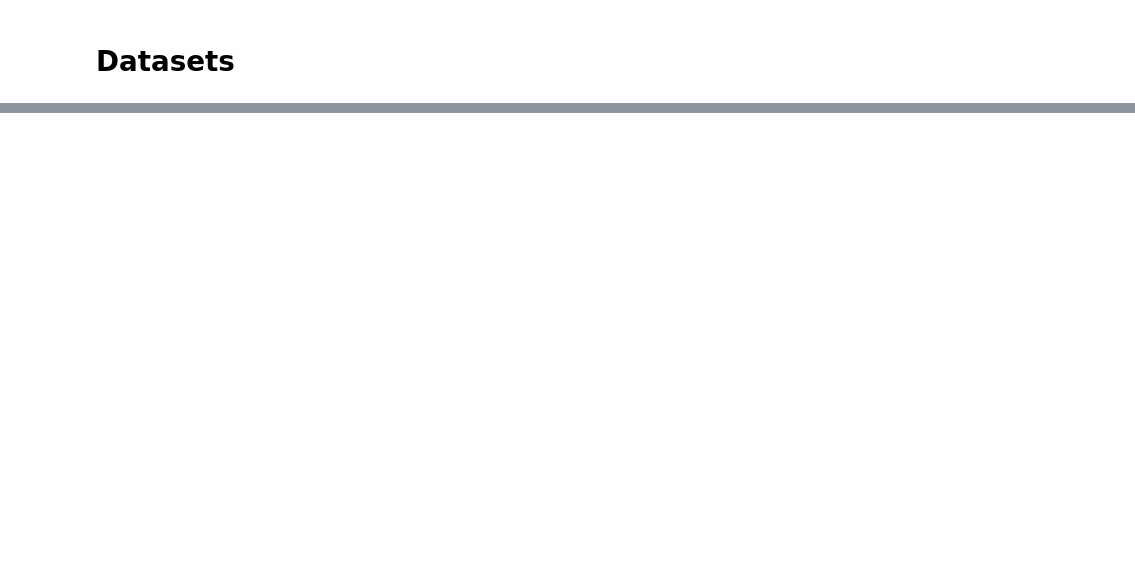
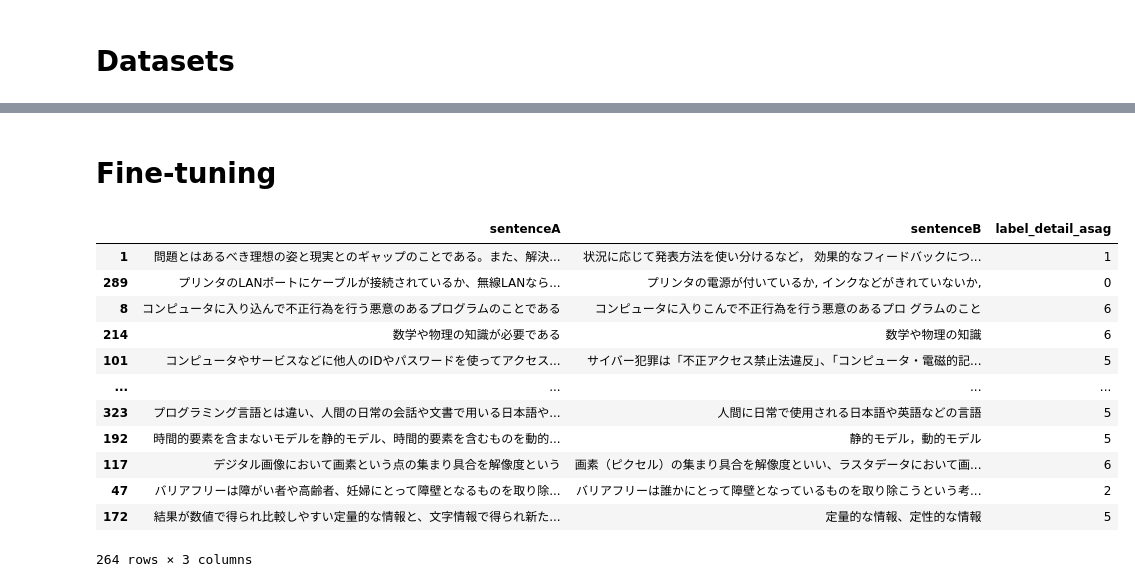
Before and after one commit to kyaoNK/bert_asag, a Jupyter notebook: BERT_ASAG.ipynb, the cells around one changed output, grey strips where cells are left out. Drawn from its saved outputs; the diff is of its cells as text; code cells hidden in the pictures; blank space fills up the shorter version.

Commit message:
Colaboratory を使用して作成しました

```diff
--- a/BERT_ASAG.ipynb
+++ b/BERT_ASAG.ipynb
@@ -152,11 +71,0 @@ jnli_kyoto_valid_df.index = len(jglue_valid_df) + len(jsick_valid_df.index) + jn
-# %%
-train_df = pd.concat( [ jglue_train_df , jsick_train_df , jnli_kyoto_train_df ] , join='outer' )
-valid_df = pd.concat( [ jglue_valid_df , jsick_valid_df , jnli_kyoto_valid_df ] , join='outer' )
-
-print(f'TRAIN\n\tJGLUE: {len(jglue_train_df.index)}\n\tJSICK: {len(jsick_train_df.index)}\n\tJNLI: {len(jnli_kyoto_train_df.index)}\n\tALL: {len(train_df.index)}')
-print(f'VALID\n\tJGLUE: {len(jglue_valid_df.index)}\n\tJSICK: {len(jsick_valid_df.index)}\n\tJNLI: {len(jnli_kyoto_valid_df.index)}\n\tALL: {len(valid_df.index)}')
-
-train_filepath = '/content/drive/MyDrive/Colab Notebooks/SeniorThesis/DATASETS/train_dataset.csv'
-valid_filepath = '/content/drive/MyDrive/Colab Notebooks/SeniorThesis/DATASETS/valid_dataset.csv'
-train_df.to_csv( train_filepath )
-valid_df.to_csv( valid_filepath )
@@ -174,17 +71,0 @@ VALID
-# %%
-import pandas as pd
-from datasets import load_dataset
-
-train_filepath = '/content/drive/MyDrive/Colab Notebooks/SeniorThesis/DATASETS/train_dataset.csv'
-valid_filepath = '/content/drive/MyDrive/Colab Notebooks/SeniorThesis/DATASETS/valid_dataset.csv'
-
-train_df = pd.read_csv(train_filepath , encoding='utf-8')
-valid_df = pd.read_csv(valid_filepath , encoding='utf-8')
-
-dataset = load_dataset(
-    'csv',
-    data_files={
-        'train' : train_filepath,
-        'valid' : valid_filepath
-    }
-)
@@ -450,0 +82,17 @@ trainer.evaluate()
+# %%
+import pandas as pd
+
+DATASET_DIR = '/content/drive/MyDrive/Colab Notebooks/SeniorThesis/DATASETS/OUTPUT/'
+
+datafiles = {
+    'jglue_train' : DATASET_DIR + 'dataset_jglue_train.csv',
+    'jglue_test'  : DATASET_DIR + 'dataset_jglue_test.csv',
+    'jsick_train' : DATASET_DIR + 'dataset_jsick_train.csv',
+    'jsick_test' : DATASET_DIR + 'dataset_jsick_test.csv',
+    'tutoring_tua_qr_train' : DATASET_DIR + 'dataset_tutoring_tua_train_qr.csv',
+    'tutoring_tua_qr_test'  : DATASET_DIR + 'dataset_tutoring_tua_test_qr.csv',
+    'tutoring_tua_ar_train' : DATASET_DIR + 'dataset_tutoring_tua_train_ar.csv',
+    'tutoring_tua_ar_test'  : DATASET_DIR + 'dataset_tutoring_tua_test_ar.csv',
+}
+# %% [markdown]
+# Fine-tuning
@@ -450,0 +252,16 @@ trainer.evaluate()
+# %%
+train_df
+# %% [output]
+|  | sentenceA | sentenceB | label_detail_asag |
+| 1 | 問題とはあるべき理想の姿と現実とのギャップのことである。また、解決... | 状況に応じて発表方法を使い分けるなど， 効果的なフィードバックにつ... | 1 |
+| 289 | プリンタのLANポートにケーブルが接続されているか、無線LANなら... | プリンタの電源が付いているか, インクなどがきれていないか, | 0 |
+| 8 | コンピュータに入り込んで不正行為を行う悪意のあるプログラムのことである | コンピュータに入りこんで不正行為を行う悪意のあるプロ グラムのこと | 6 |
+| 214 | 数学や物理の知識が必要である | 数学や物理の知識 | 6 |
+| 101 | コンピュータやサービスなどに他人のIDやパスワードを使ってアクセス... | サイバー犯罪は「不正アクセス禁止法違反」、「コンピュータ・電磁的記... | 5 |
+| ... | ... | ... | ... |
+| 323 | プログラミング言語とは違い、人間の日常の会話や文書で用いる日本語や... | 人間に日常で使用される日本語や英語などの言語 | 5 |
+| 192 | 時間的要素を含まないモデルを静的モデル、時間的要素を含むものを動的... | 静的モデル，動的モデル | 5 |
+| 117 | デジタル画像において画素という点の集まり具合を解像度という | 画素（ピクセル）の集まり具合を解像度といい、ラスタデータにおいて画... | 6 |
+| 47 | バリアフリーは障がい者や高齢者、妊婦にとって障壁となるものを取り除... | バリアフリーは誰かにとって障壁となっているものを取り除こうという考... | 2 |
+| 172 | 結果が数値で得られ比較しやすい定量的な情報と、文字情報で得られ新た... | 定量的な情報、定性的な情報 | 5 |
+264 rows × 3 columns
```
Also changed, not shown: parts of 51 cells of this notebook.
